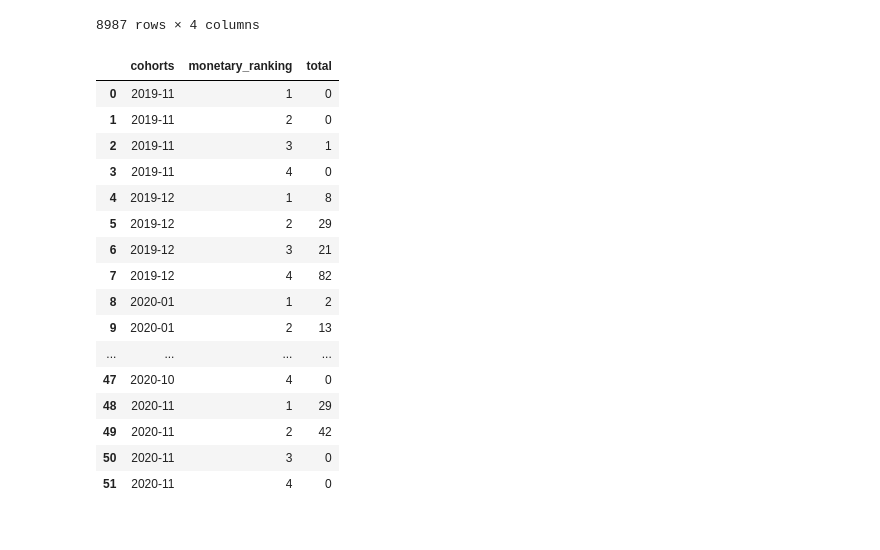
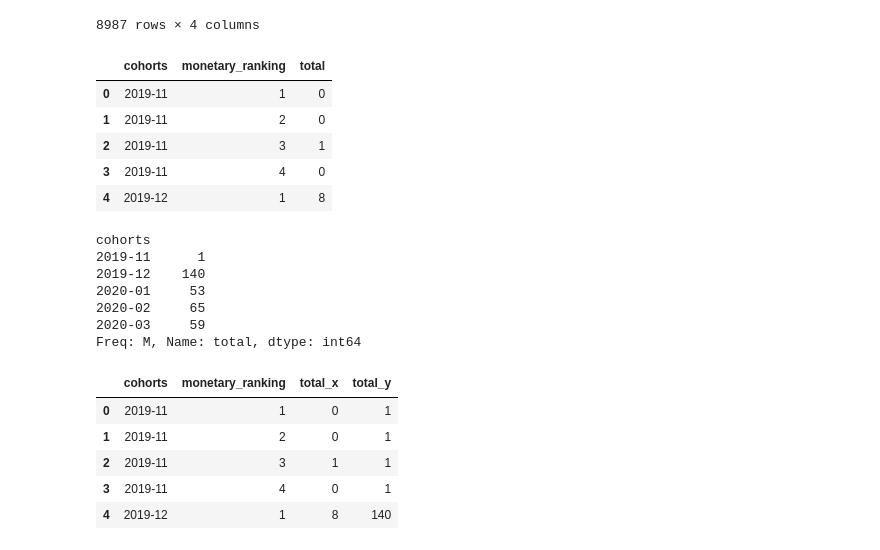
Before and after one commit to ivanseldas/microcredit-churn-classifier, a Jupyter notebook: Main_Latest.ipynb, the cells around one changed output. Drawn from its saved outputs; the diff is of its cells as text; code cells hidden in the pictures.

```diff
--- a/Main_Latest.ipynb
+++ b/Main_Latest.ipynb
@@ -298,23 +298,36 @@ income_user
 | 8986 | 103719.0 | 2020-11 | 100.0 | 2 |
 8987 rows × 4 columns
 # %%
+# Count of users groupped by cohorts and monetary ranking
 monetary_group = income_user.groupby(['cohorts', 'monetary_ranking'])['user_id'].agg(total=('count')).reset_index()
-monetary_group
+monetary_group.head()
 # %% [output]
 |  | cohorts | monetary_ranking | total |
 | 0 | 2019-11 | 1 | 0 |
 | 1 | 2019-11 | 2 | 0 |
 | 2 | 2019-11 | 3 | 1 |
 | 3 | 2019-11 | 4 | 0 |
 | 4 | 2019-12 | 1 | 8 |
-| 5 | 2019-12 | 2 | 29 |
-| 6 | 2019-12 | 3 | 21 |
-| 7 | 2019-12 | 4 | 82 |
-| 8 | 2020-01 | 1 | 2 |
-| 9 | 2020-01 | 2 | 13 |
-| ... | ... | ... | ... |
-| 47 | 2020-10 | 4 | 0 |
-| 48 | 2020-11 | 1 | 29 |
-| 49 | 2020-11 | 2 | 42 |
-| 50 | 2020-11 | 3 | 0 |
-| 51 | 2020-11 | 4 | 0 |
+# %%
+# Total of users per cohort
+cohort_totals = monetary_group.groupby('cohorts')['total'].sum()
+cohort_totals.head()
+# %% [output]
+cohorts
+2019-11      1
+2019-12    140
+2020-01     53
+2020-02     65
+2020-03     59
+Freq: M, Name: total, dtype: int64
+# %%
+# Merge the total to the monetary group table
+monetary_group = monetary_group.merge(cohort_totals, on='cohorts', how='left')
+monetary_group.head()
+# %% [output]
+|  | cohorts | monetary_ranking | total_x | total_y |
+| 0 | 2019-11 | 1 | 0 | 1 |
+| 1 | 2019-11 | 2 | 0 | 1 |
+| 2 | 2019-11 | 3 | 1 | 1 |
+| 3 | 2019-11 | 4 | 0 | 1 |
+| 4 | 2019-12 | 1 | 8 | 140 |
```
Also changed, not shown: parts of 2 cells of this notebook.
